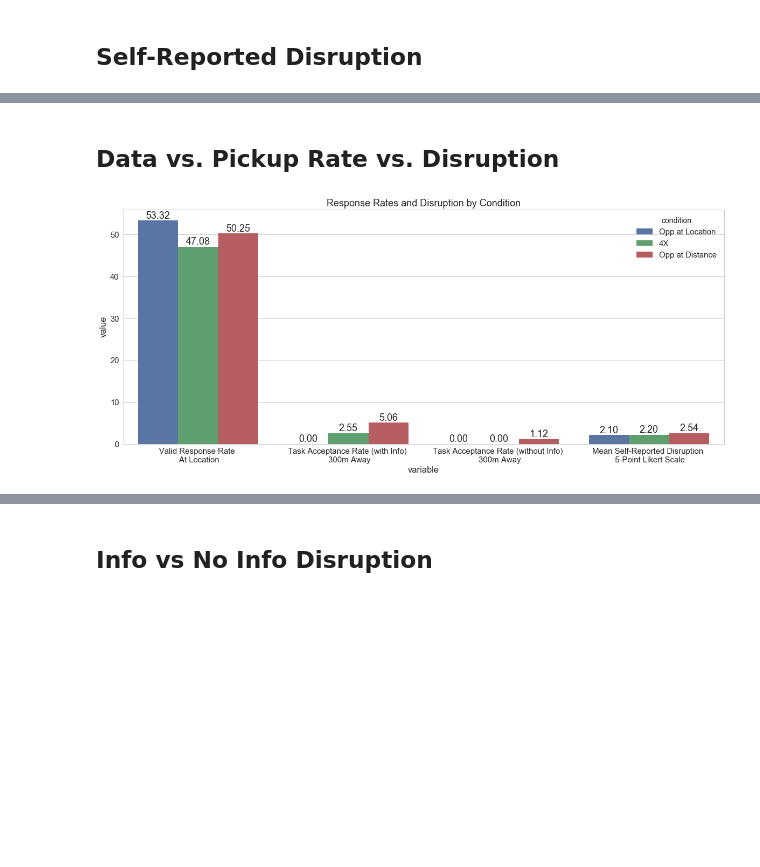
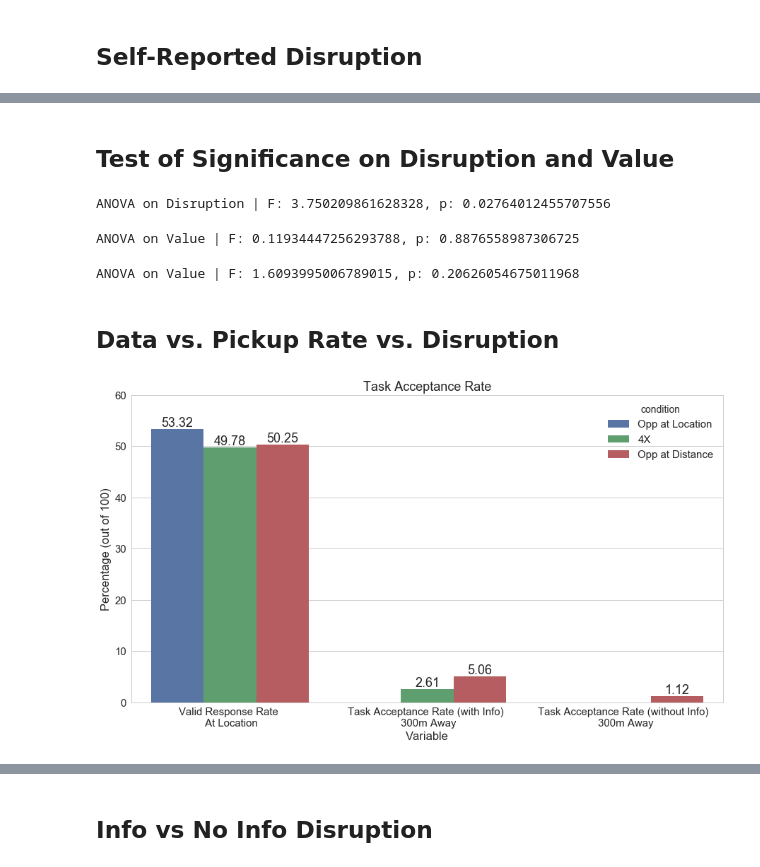
Before and after one commit to NUDelta/les-study-analysis, a Jupyter notebook: w2018/4X-study-dashboard.ipynb, the cells around one changed output, grey strips where cells are left out. Drawn from its saved outputs; the diff is of its cells as text; code cells hidden in the pictures; blank space fills up the shorter version.

```diff
--- a/w2018/4X-study-dashboard.ipynb
+++ b/w2018/4X-study-dashboard.ipynb
@@ -472,0 +482,16 @@ enrouteresp_4x = deepcopy(data_4x['EnRouteNotificationResponses'])
+# %%
+# remove bad users
+bad_users_4x = ['0E322CAE-1091-4C9D-835F-24C36AA2A4D7']
+
+atlocnotif_4x = atlocnotif_4x[~atlocnotif_4x['vendorId'].isin(bad_users_4x)]
+atlocresp_4x = atlocresp_4x[~atlocresp_4x['vendorId'].isin(bad_users_4x)]
+
+atdistnotif_4x = atdistnotif_4x[~atdistnotif_4x['vendorId'].isin(bad_users_4x)]
+atdistresp_4x = atdistresp_4x[~atdistresp_4x['vendorId'].isin(bad_users_4x)]
+
+enroutenotif_4x = enroutenotif_4x[~enroutenotif_4x['vendorId'].isin(bad_users_4x)]
+enrouteresp_4x = enrouteresp_4x[~enrouteresp_4x['vendorId'].isin(bad_users_4x)]
+
+print('4X | At location notifications: {}, At location responses: {}'.format(len(atlocnotif_4x), len(atlocresp_4x)))
+print('4X | At distance notifications: {}, At distance responses: {}'.format(len(atdistnotif_4x), len(atdistresp_4x)))
+print('4X | En route notifications: {}, En route responses: {}'.format(len(enroutenotif_4x), len(enrouteresp_4x)))
@@ -1408,6 +1438,9 @@ post_study_opp_dist.replace(to_replace=replacement_dict, inplace=True)
 post_study_4x['overall_disruption'] = (2/3) * post_study_4x['overall_disruption'] + (1/3)
 post_study_opp_loc['overall_disruption'] = (2/3) * post_study_opp_loc['overall_disruption'] + (1/3)
 post_study_opp_dist['overall_disruption'] = (2/3) * post_study_opp_dist['overall_disruption'] + (1/3)
+
+# remove bad users
+post_study_4x = post_study_4x[post_study_4x['email_address'] != 'jamiekuhn2019@u.northwestern.edu']
 # %%
 def create_boxplot_df(condition, df):
     """
@@ -1440,3 +1511,26 @@ Text(0.5,1,'Disruption, Value, and Likeliness to Use in Future by Condition \n 5
+# %% [markdown]
+## Test of Significance on Disruption and Value
+# %%
+F, p = stats.f_oneway(post_study_4x['overall_disruption'],0
+                      post_study_opp_dist['overall_disruption'],
+                      post_study_opp_loc['overall_disruption'])
+print('ANOVA on Disruption | F: {}, p: {}'.format(F, p))
+# %% [output]
+ANOVA on Disruption | F: 3.750209861628328, p: 0.02764012455707556
+# %%
+F, p = stats.f_oneway(post_study_4x['overall_value'],
+                      post_study_opp_dist['overall_value'],
+                      post_study_opp_loc['overall_value'])
+print('ANOVA on Value | F: {}, p: {}'.format(F, p))
+# %% [output]
+ANOVA on Value | F: 0.11934447256293788, p: 0.8876558987306725
+# %%
+F, p = stats.f_oneway(post_study_4x['future_use'],
+                      post_study_opp_dist['future_use'],
+                      post_study_opp_loc['future_use'])
+print('ANOVA on Value | F: {}, p: {}'.format(F, p))
+# %% [output]
+ANOVA on Value | F: 1.6093995006789015, p: 0.20626054675011968
 # %% [markdown]
 ## Data vs. Pickup Rate vs. Disruption
 # %%
@@ -1476,16 +1590,20 @@ combined_plot_df = pd.DataFrame({
     ]
 })
 # %%
-fig = plt.subplots(figsize=(20, 8))
-ax = sns.barplot(x='variable', y='value', hue='condition', data=combined_plot_df,
+fig = plt.subplots(figsize=(15, 8))
+ax = sns.barplot(x='variable', y='value', hue='condition', data=task_acceptance_rate_data,
                  hue_order=['Opp at Location', '4X', 'Opp at Distance'])
-ax.set_title('Response Rates and Disruption by Condition')
+ax.set_title('Task Acceptance Rate')
+ax.set_xlabel('Variable')
+ax.set_ylabel('Percentage (out of 100)')
+ax.set_ylim(0, 60)
 
 for p in ax.patches:
     height = p.get_height()
     if math.isnan(height):
         height = 0
-
-    ax.text(p.get_x() + p.get_width() /2., height + 0.5, '{:1.2f}'.format(height), ha="center")
+        ax.text(p.get_x() + p.get_width() / 2, height + 0.5, '', ha="center")
+    else:
+        ax.text(p.get_x() + p.get_width() / 2, height + 0.5, '{:1.2f}'.format(height), ha="center")
 # %% [output]
-[figure, old version]
+[figure, new version]
```
Also changed, not shown: parts of 25 cells of this notebook.
